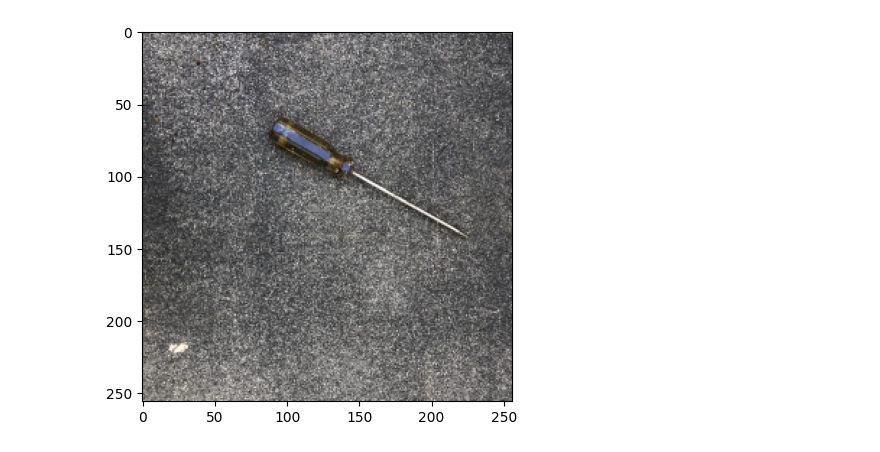
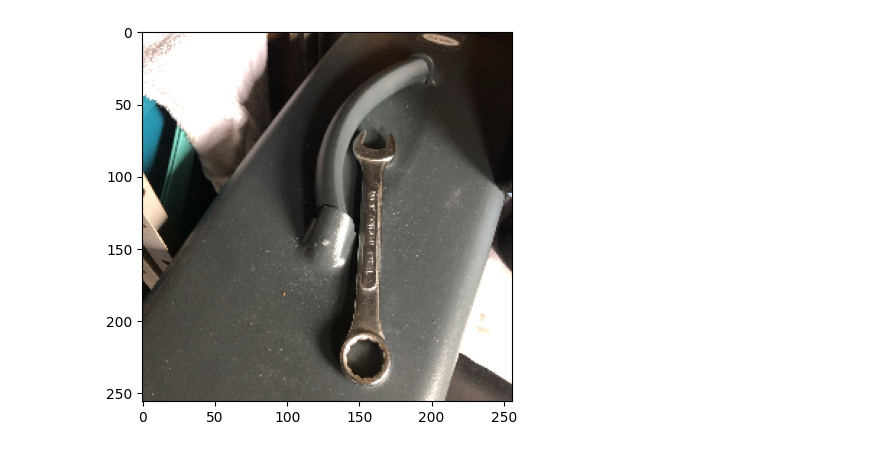
Before and after one commit to LennertM-2054620/MachineLearning, a Jupyter notebook: Project/Check_learning.ipynb, the cells around one changed output. Cells and saved outputs as stored; diff of their text form; code cells hidden in the pictures.

```diff
--- a/Project/Check_learning.ipynb
+++ b/Project/Check_learning.ipynb
@@ -67,15 +63,15 @@ Model: "sequential_6"
  Non-trainable params: 0 (0.00 B)
 # %%
 # Loading the image.
-# image = cv2.imread("Data/Synthetic/Screwdriver/1_img.jpg")
-image = cv2.imread("Data/Real/Screwdriver/IMG_0511.JPEG")
+# image = cv2.imread("Data/Synthetic/CombWrench/1_img.jpg")
+image = cv2.imread("Data/Real/CombWrench/IMG_0599.JPEG")
 image = cv2.cvtColor(image, cv2.COLOR_BGR2RGB)
 resize = cv2.resize(image, (256,256))
 
 plt.imshow(resize)
 plt.show()
 # %% [output]
-[figure, old version]
+[figure, new version]
 # %%
 yhat = intermediate_model.predict(np.expand_dims(resize, 0))
 # %% [output]
```
Also changed, not shown: parts of 6 cells of this notebook, 4 other files.
